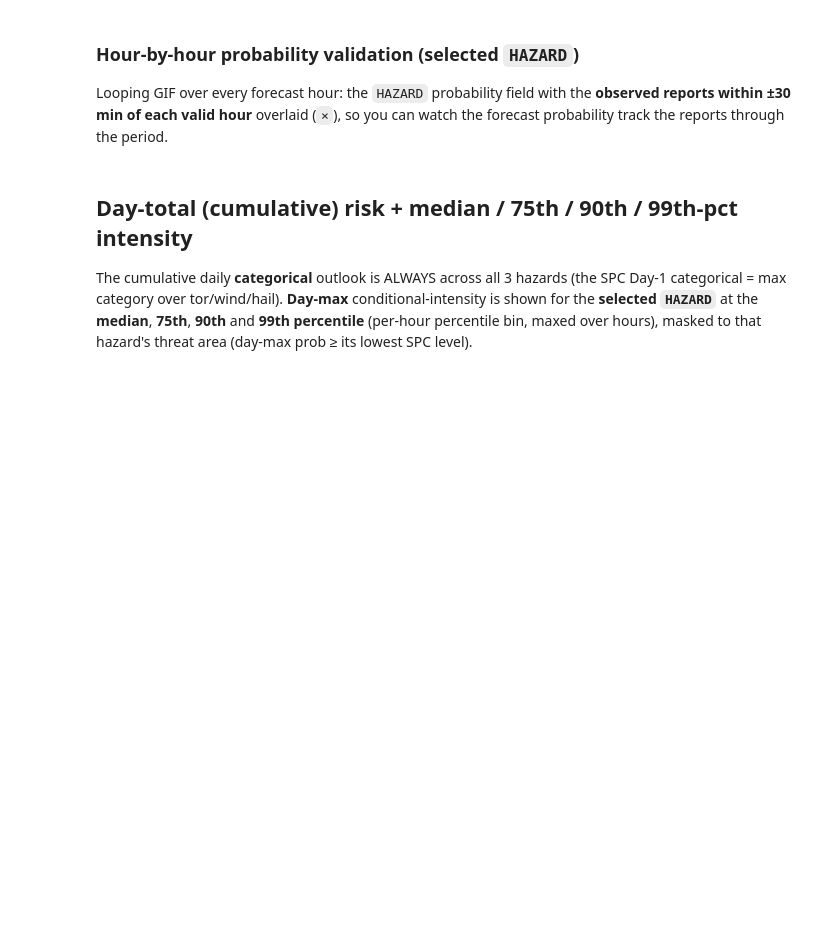
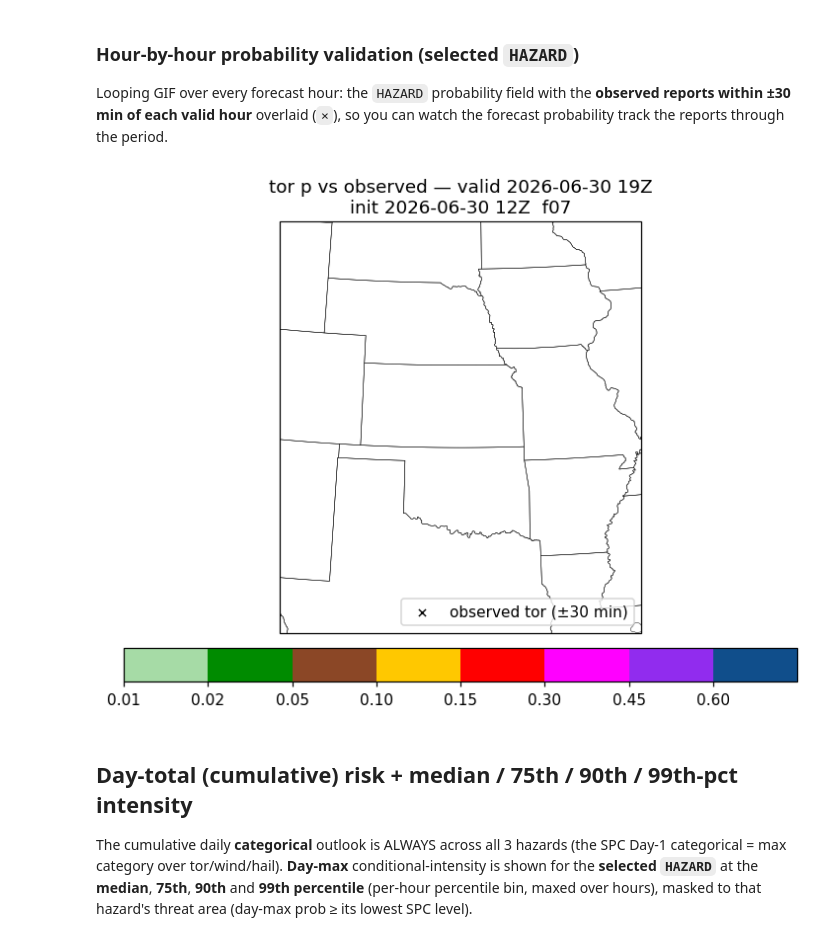
Before and after one commit to jwthiesing/FIGS, a Jupyter notebook: notebooks/01_case_analysis.ipynb, the cells around one changed output. Drawn from its saved outputs; the diff is of its cells as text; code cells hidden in the pictures; blank space fills up the shorter version.

```diff
--- a/notebooks/01_case_analysis.ipynb
+++ b/notebooks/01_case_analysis.ipynb
@@ -39,14 +39,17 @@ from figs.data import reports, grid
 # RUN   = datetime(2025, 4, 24, 18, tzinfo=timezone.utc)  # HRRR cycle to forecast
 # RUN   = datetime(2024, 6, 25, 18, tzinfo=timezone.utc)  # HRRR cycle to forecast
 # RUN   = datetime(2026, 4, 27, 18, tzinfo=timezone.utc)  # HRRR cycle to forecast
+# RUN   = datetime(2026, 3, 10, 18, tzinfo=timezone.utc)  # HRRR cycle to forecast
 # RUN   = datetime(2026, 6, 20, 18, tzinfo=timezone.utc)  # HRRR cycle to forecast
 # RUN   = datetime(2026, 6, 21, 18, tzinfo=timezone.utc)  # HRRR cycle to forecast
-RUN   = datetime(2026, 6, 29, 6, tzinfo=timezone.utc)  # HRRR cycle to forecast
+# RUN   = datetime(2026, 6, 29, 6, tzinfo=timezone.utc)  # HRRR cycle to forecast
+RUN   = datetime(2026, 6, 30, 12, tzinfo=timezone.utc)  # HRRR cycle to forecast
 # FXX   = list(range(31, 43)) # 12z D2 runs for 19-06z                              # forecast hours
 # FXX   = list(range(25, 37)) # 18z D2 runs for 19-06z                              # forecast hours
 # FXX   = list(range(13, 25)) # 06z runs for 19-06z                              # forecast hours
-FXX   = list(range(1, 13)) # 06z runs for 07-18z                              # forecast hours
+# FXX   = list(range(1, 13)) # 06z runs for 07-18z                              # forecast hours
 # FXX   = list(range(1, 19)) # 12z runs for 13-06z                              # forecast hours
+FXX   = list(range(7, 19)) # 12z runs for 19-06z                              # forecast hours
 # FXX   = list(range(1, 18)) # 13z runs for 14-06z                              # forecast hours
 # FXX   = list(range(1, 13)) # 18z runs for 19-06z                              # forecast hours
 # FXX   = list(range(8, 19)) # 11z runs for 19-05z                              # forecast hours
@@ -81,13 +102,13 @@ without re-forecasting. `None` lets cartopy auto-fit the FIGS grid.
 # MAP_EXTENT = [-105, -85, 25, 45] # Midwest
 # MAP_EXTENT = [-95, -80, 25, 40] # Dixie
 # MAP_EXTENT = [-100, -80, 20, 40] # Dixie
-# MAP_EXTENT = [-105, -90, 30, 45] # Plains
-MAP_EXTENT = [-105, -90, 35, 50] # Plains
+MAP_EXTENT = [-105, -90, 30, 45] # Plains
+# MAP_EXTENT = [-105, -90, 35, 50] # Plains
 # MAP_EXTENT = [-110, -95, 35, 50] # High Plains
 # MAP_EXTENT = [-85, -78, 23, 30] # Milton
 plots.set_extent(MAP_EXTENT)
-# HAZARD = 'tor'                                          # 'tor' | 'wind' | 'hail'
-HAZARD = 'wind'                                          # 'tor' | 'wind' | 'hail'
+HAZARD = 'tor'                                          # 'tor' | 'wind' | 'hail'
+# HAZARD = 'wind'                                          # 'tor' | 'wind' | 'hail'
 # HAZARD = 'hail'                                          # 'tor' | 'wind' | 'hail'
 # %% [markdown]
 ## Per-forecast-hour SPC-style maps — animated over the whole period
@@ -135,35 +161,40 @@ if preds:
     from IPython.display import Image, display
     from figs.products import animate
     import cartopy.crs as ccrs, cartopy.feature as cfeature
     from figs.data.grid import figs_latlon
     lat, lon = figs_latlon()
     proj = ccrs.LambertConformal(central_longitude=-97.5, central_latitude=38.5)
     levels = list(C.SPC_PROB_LEVELS[HAZARD]) + [1.0]
     # observed HAZARD reports across the whole forecast valid window (fetched once);
     # each frame overlays the ones within ±30 min of that hour (the labeling window).
     _v0 = RUN + timedelta(hours=min(FXX)); _v1 = RUN + timedelta(hours=max(FXX))
-    _udays = sorted({_v0.replace(hour=0,minute=0,second=0,microsecond=0),
-                     _v1.replace(hour=0,minute=0,second=0,microsecond=0)})
+    _d0 = _v0.replace(hour=0,minute=0,second=0,microsecond=0)
+    _d1 = _v1.replace(hour=0,minute=0,second=0,microsecond=0)
+    # ALL calendar days the window touches (not just the 2 endpoints) so a >24h
+    # window spanning 3 days doesn't drop the middle day's reports
+    _udays = [_d0 + timedelta(days=i) for i in range((_d1 - _d0).days + 1)]
     rep_win = pd.concat([reports.reports_for_day(d) for d in _udays], ignore_index=True)
     rep_win = rep_win[rep_win.hazard == HAZARD]
     val_frames = []
     for f in sorted(FXX):
         vt = RUN + timedelta(hours=f)
         r = rep_win[(rep_win.time >= vt - timedelta(minutes=30)) & (rep_win.time <= vt + timedelta(minutes=30))]
         fig = plt.figure(figsize=(10,6)); ax = plt.axes(projection=proj)
         ax.add_feature(cfeature.STATES, lw=0.3)
         if MAP_EXTENT: ax.set_extent(MAP_EXTENT)
         cf = ax.contourf(lon, lat, preds[f][f'p_{HAZARD}'], levels=levels, colors=plots.PROB_COLORS[HAZARD],
                          transform=ccrs.PlateCarree(), extend='neither')
         ax.scatter(r.lon, r.lat, s=22, c='black', marker='x', lw=0.9, transform=ccrs.PlateCarree(),
                    label=f'observed {HAZARD} (±30 min)')
         plt.colorbar(cf, ax=ax, orientation='horizontal', pad=0.03, shrink=0.8, ticks=C.SPC_PROB_LEVELS[HAZARD])
         ax.legend(loc='lower right')
         ax.set_title(plots._with_run(f'{HAZARD} p vs observed — valid {vt:%Y-%m-%d %HZ}', fxx=f))
         path = f'/tmp/_val_{f:02d}.png'; fig.savefig(path, dpi=110, bbox_inches='tight'); plt.close(fig)
         val_frames.append(path)
     vgif = animate.make_gif(val_frames, '/tmp/_val.gif', duration_ms=600)
     display(Image(vgif))
+# %% [output]
+[figure, added]
 # %% [markdown]
 ## Day-total (cumulative) risk + median / 75th / 90th / 99th-pct intensity
 
```
Also changed, not shown: parts of 19 cells of this notebook, 6 other files.
